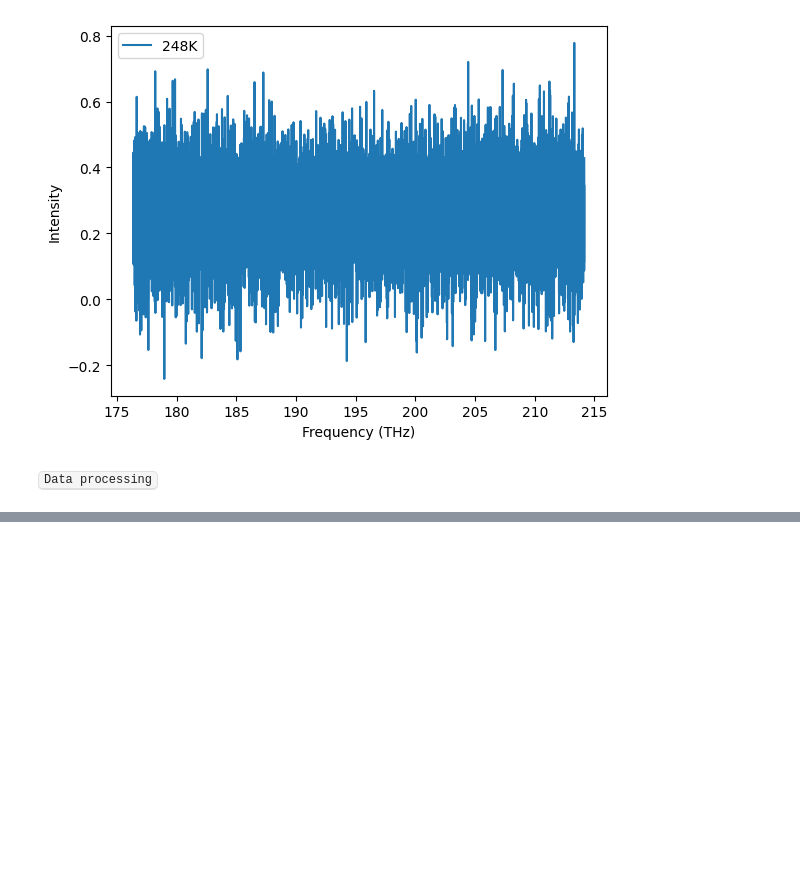
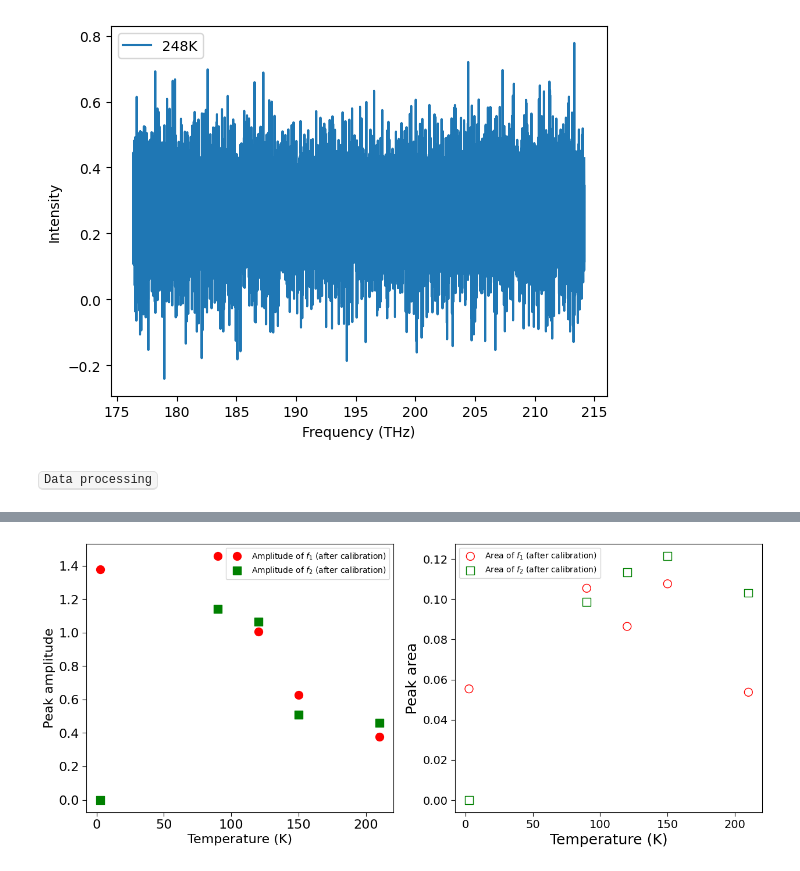
Before and after one commit to JUOM2016/Data-processing, a Jupyter notebook: 20230109_absorption_white_light_OD_perpendicular_calibrated.ipynb, the cells around one changed output, grey strips where cells are left out. Drawn from its saved outputs; the diff is of its cells as text; code cells hidden in the pictures; blank space fills up the shorter version.

```diff
--- a/20230109_absorption_white_light_OD_perpendicular_calibrated.ipynb
+++ b/20230109_absorption_white_light_OD_perpendicular_calibrated.ipynb
@@ -555,0 +815,91 @@ Peak amplitude based on calibrated raw data= 0.4101114280957175
+# %%
+temp=[2.7, 90, 120, 150, 210]
+
+peak_amplitude_main=np.empty([len(peak_num),2])
+peak_amplitude_fitting_main=np.empty([len(peak_num),2])
+peak_amplitude_side_1=np.empty([len(peak_num),2])
+peak_amplitude_fitting_side_1=np.empty([len(peak_num),2])
+peak_amplitude_side_2=np.empty([len(peak_num),2])
+peak_amplitude_fitting_side_2=np.empty([len(peak_num),2])
+
+peak_area_main=np.empty([len(peak_num),2])
+peak_area_fitting_main=np.empty([len(peak_num),2])
+peak_area_side_1=np.empty([len(peak_num),2])
+peak_area_fitting_side_1=np.empty([len(peak_num),2])
+peak_area_side_2=np.empty([len(peak_num),2])
+peak_area_fitting_side_2=np.empty([len(peak_num),2])
+
+for index in range(len(peak_num)):
+    if peak_num[index] == 1:
+        peak_amplitude_main[index,0]=temp[index]
+        peak_area_main[index,0]=temp[index]
+
+        peak_amplitude_main[index,1]=peak_amplitude_0[index]
+        peak_area_main[index,1]=peak_area_0_calibrated[index]
+
+        peak_amplitude_side_1[index,0]=temp[index]
+        peak_area_side_1[index,0]=temp[index]
+
+        peak_amplitude_side_1[index,1]=0
+        peak_area_side_1[index,1]=0
+        test=1
+
+    elif peak_num[index] == 2:
+        peak_amplitude_main[index,0]=temp[index]
+        peak_area_main[index,0]=temp[index]
+
+        peak_amplitude_main[index,1]=peak_amplitude_2[index]
+        peak_area_main[index,1]=peak_area_2_calibrated[index]
+
+        peak_amplitude_side_1[index,0]=temp[index]
+        peak_area_side_1[index,0]=temp[index]
+
+        peak_amplitude_side_1[index,1]=peak_amplitude_1[index]
+        peak_area_side_1[index,1]=peak_area_1_calibrated[index]
+        test=2
+
+    elif peak_num[index] == 3:
+        peak_amplitude_main[index,0]=temp[index]
+        peak_area_main[index,0]=temp[index]
+
+        peak_amplitude_main[index,1]=peak_amplitude_4[index]
+        peak_area_main[index,1]=peak_area_4_calibrated[index]
+
+        peak_amplitude_side_1[index,0]=temp[index]
+        peak_area_side_1[index,0]=temp[index]
+
+        peak_amplitude_side_1[index,1]=peak_amplitude_3[index]
+        peak_area_side_1[index,1]=peak_area_3_calibrated[index]
+
+        peak_amplitude_side_2[index,0]=temp[index]
+        peak_area_side_2[index,0]=temp[index]
+
+        peak_amplitude_side_2[index,1]=peak_amplitude_5[index]
+        peak_area_side_2[index,1]=peak_area_5_calibrated[index]
+
+        test=3
+#peak_amplitude_side_1_new=np.delete(peak_amplitude_side_1,0,0)
+#peak_amplitude_fitting_side_1_new=np.delete(peak_amplitude_fitting_side_1,0,0)
+#peak_area_side_1_new=np.delete(peak_area_side_1,0,0)
+#peak_area_fitting_side_1_new=np.delete(peak_area_fitting_side_1,0,0)
+
+fig, (ax1,ax2) = plt.subplots(1,2,figsize=(15, 6))
+ax1.scatter(peak_amplitude_main[:,0],peak_amplitude_main[:,1],color='r',marker='o',s=100,label='Amplitude of $f_{1}$ (after calibration)')
+ax1.scatter(peak_amplitude_side_1[:,0],peak_amplitude_side_1[:,1],color='g',marker='s',s=100,label='Amplitude of $f_{2}$ (after calibration)')
+ax1.legend()
+ax1.set_xlabel('Temperature (K)',fontsize=16)
+ax1.set_ylabel('Peak amplitude',fontsize=16)
+ax1.tick_params(axis='x',labelsize=16,size=5)
+ax1.tick_params(axis='y',labelsize=16,size=5)
+
+ax2.scatter(peak_area_main[:,0],peak_area_main[:,1],color='r',marker='o',facecolors='none', edgecolors='r',s=100,label='Area of $f_{1}$ (after calibration)')
+ax2.scatter(peak_area_side_1[:,0],peak_area_side_1[:,1],color='g',marker='s',facecolors='none', edgecolors='g',s=100,label='Area of $f_{2}$ (after calibration)')
+ax2.legend()
+ax2.set_xlabel('Temperature (K)',fontsize=18)
+ax2.set_ylabel('Peak area',fontsize=18)
+ax2.tick_params(axis='x',labelsize=14,size=5)
+ax2.tick_params(axis='y',labelsize=14,size=5)
+
+fig.patch.set_facecolor('white')
+# %% [output]
+[figure, added]
```
Also changed, not shown: parts of 6 cells of this notebook.
